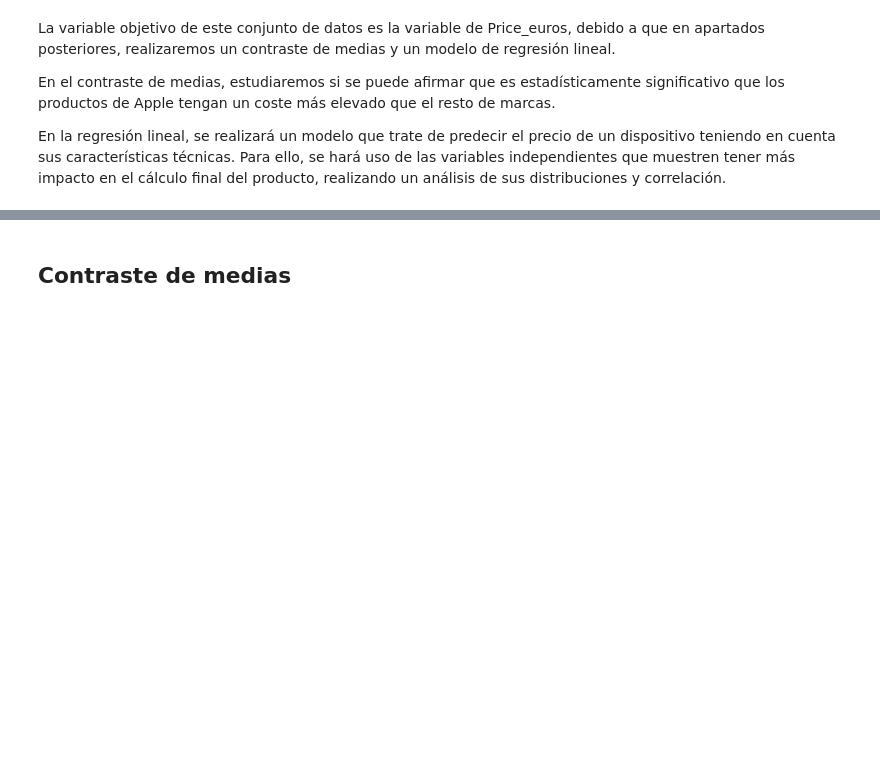
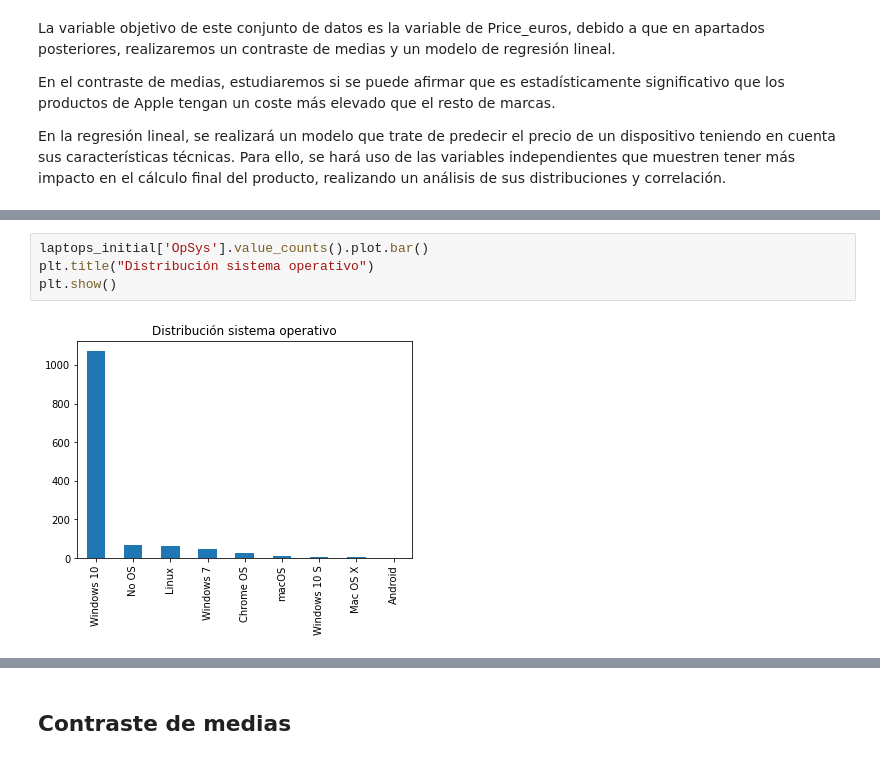
Before and after one commit to carlosalloUOC/PRA2-Limpieza-Analisis, a Jupyter notebook: src/Práctica 2 - Tipologia.ipynb, the cells around one changed output, grey strips where cells are left out. Drawn from its saved outputs; the diff is of its cells as text; blank space fills up the shorter version.

```diff
--- a/src/Práctica 2 - Tipologia.ipynb
+++ b/src/Práctica 2 - Tipologia.ipynb
@@ -804,0 +849,6 @@ En la regresión lineal, se realizará un modelo que trate de predecir el precio
+# %%
+laptops_initial['OpSys'].value_counts().plot.bar()
+plt.title("Distribución sistema operativo")
+plt.show()
+# %% [output]
+[figure, added]
```
Also changed, not shown: parts of 20 cells of this notebook.
